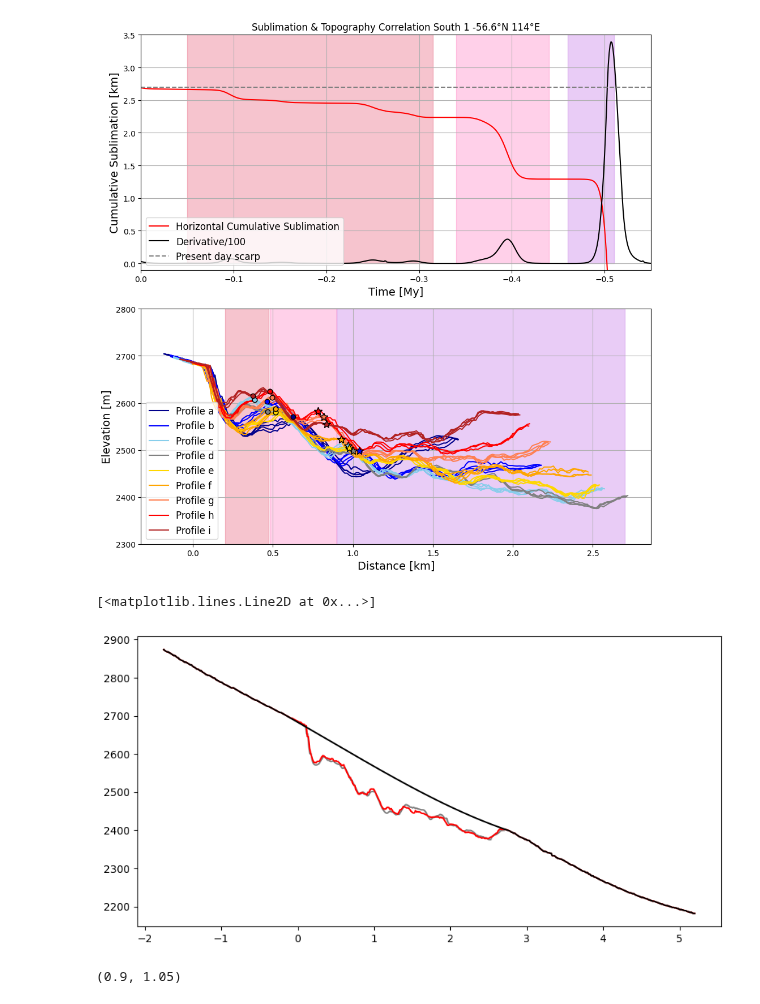
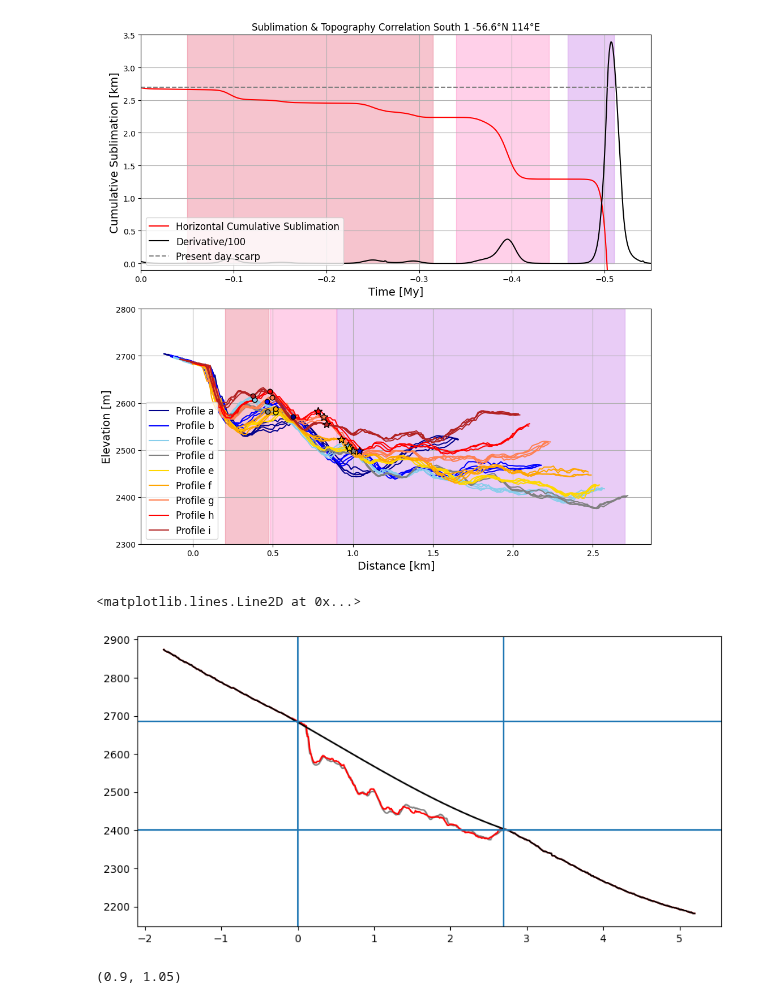
Before and after one commit to lsperezm/Martian_Icy_Scarps, a Jupyter notebook: Code/New_Scarps.ipynb, the cells around one changed output. Drawn from its saved outputs; the diff is of its cells as text; code cells hidden in the pictures.

```diff
--- a/Code/New_Scarps.ipynb
+++ b/Code/New_Scarps.ipynb
@@ -534,12 +534,16 @@ continuum = spline(distS1_cont)
 # %%
 fig,ax = plt.subplots( figsize=(10, 5))
 ax.plot(distS1_d1[:-25]-0.04, elevationS1_d1[:-25]-20, color='gray', linewidth=1.5,label='Profile d')
 ax.plot(distS1_cont-1.75, elevationS1_cont-16, color='red', linewidth=1.5)
 ax.plot(distS1_cont-1.75,continuum-16,color='black')
+ax.axvline(x=0)
+ax.axhline(y=2685)
+ax.axvline(x=2.7)
+ax.axhline(y=2400)
 #ax.set_ylim(2150,2950)
 # %% [output]
-[<matplotlib.lines.Line2D at 0x...>]
+<matplotlib.lines.Line2D at 0x...>
-[figure, old version]
+[figure, new version]
 # %%
 fig,ax = plt.subplots( figsize=(10, 5))
 ax.plot(distS1_cont-1.75, (elevationS1_cont-16)/(continuum-16), color='red', linewidth=1.5)
```
Also changed, not shown: parts of 38 cells of this notebook, 42 other files.
